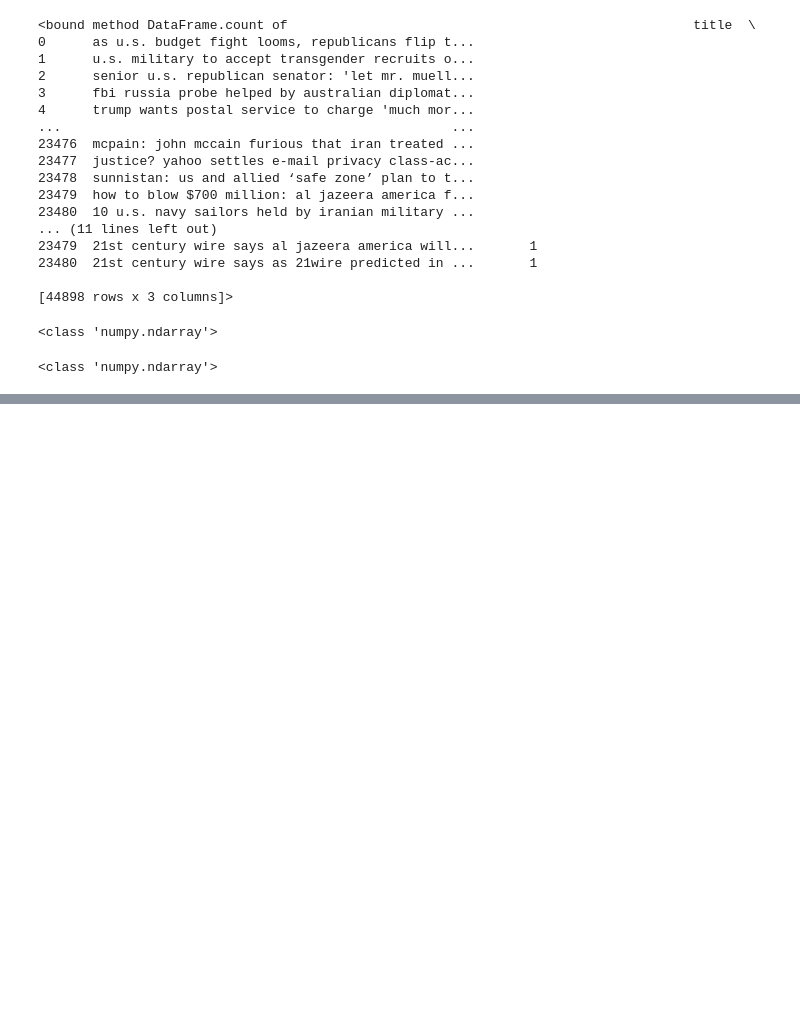
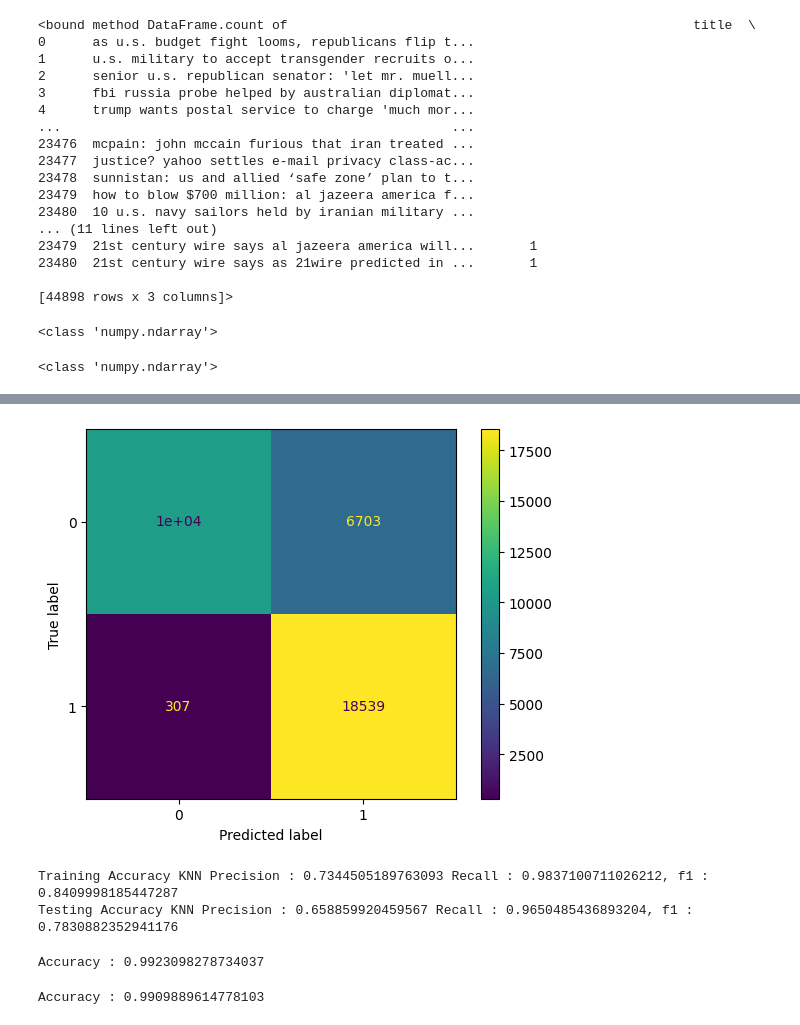
Before and after one commit to rroy80/fakenews, a Jupyter notebook: project.ipynb, the cells around one changed output, grey strips where cells are left out. Cells and saved outputs as stored; diff of their text form; code cells hidden in the pictures; blank space fills up the shorter version.

```diff
--- a/project.ipynb
+++ b/project.ipynb
@@ -302,0 +407,2 @@ Testing F1 : 0.7232578147404647
+# %%
+predict_neigh_train = neigh.predict(x_train_array_1)
@@ -302,0 +429,19 @@ Testing F1 : 0.7232578147404647
+# %%
+cm=confusion_matrix(y_train, predict_neigh_train)
+disp = ConfusionMatrixDisplay(confusion_matrix=cm,
+                               display_labels=clf.classes_)
+disp.plot()
+plt.show()
+# %% [output]
+[figure, added]
+# %%
+precision,recall,f1 = accuracy_score(y_train, predict_neigh_train)
+
+print(f'Training Accuracy KNN Precision : {precision} Recall : {recall}, f1 : {f1}')
+
+precision,recall,f1 = accuracy_score(y_test, predict_neigh_test)
+
+print(f'Testing Accuracy KNN Precision : {precision} Recall : {recall}, f1 : {f1}')
+# %% [output]
+Training Accuracy KNN Precision : 0.7344505189763093 Recall : 0.9837100711026212, f1 : 0.8409998185447287
+Testing Accuracy KNN Precision : 0.658859920459567 Recall : 0.9650485436893204, f1 : 0.7830882352941176
@@ -302,0 +454,9 @@ Testing F1 : 0.7232578147404647
+# %%
+count = 0
+for i in range(len(y_train)):
+    if y_train[i] == Predict_logitsic[i]:
+        count+=1
+k = count/len(y_train)
+print(f'Accuracy : {k}')
+# %% [output]
+Accuracy : 0.9923098278734037
@@ -302,0 +465,9 @@ Testing F1 : 0.7232578147404647
+# %%
+count = 0
+for i in range(len(y_test)):
+    if y_test[i] == predict_logitsic_test[i]:
+        count+=1
+k = count/len(y_test)
+print(f'Accuracy : {k}')
+# %% [output]
+Accuracy : 0.9909889614778103
```
Also changed, not shown: parts of 48 cells of this notebook.
